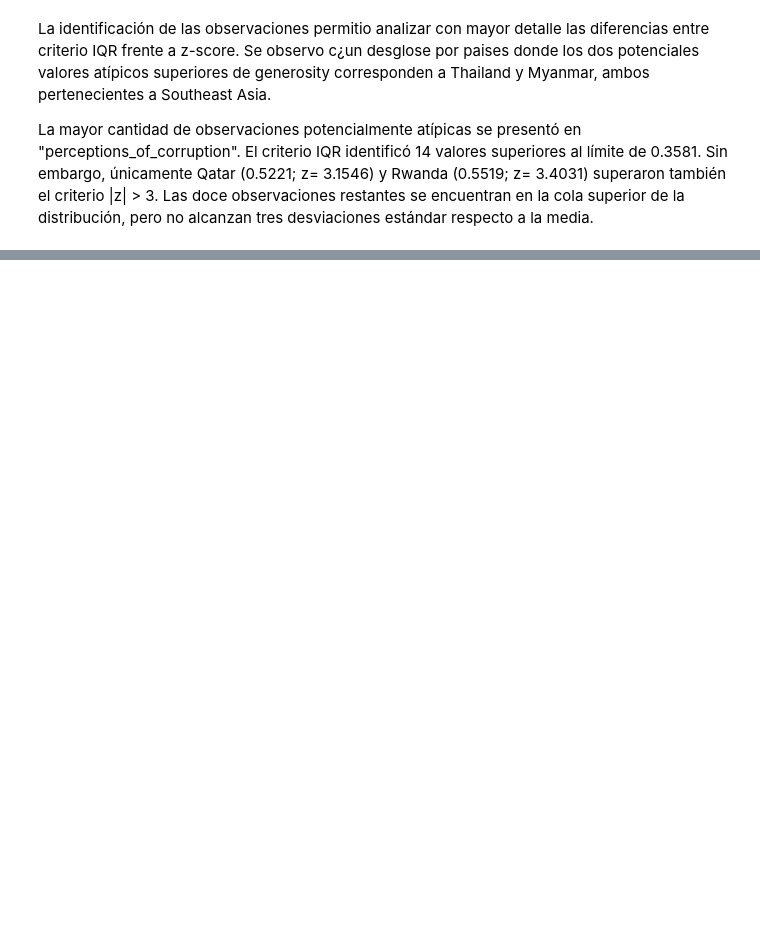
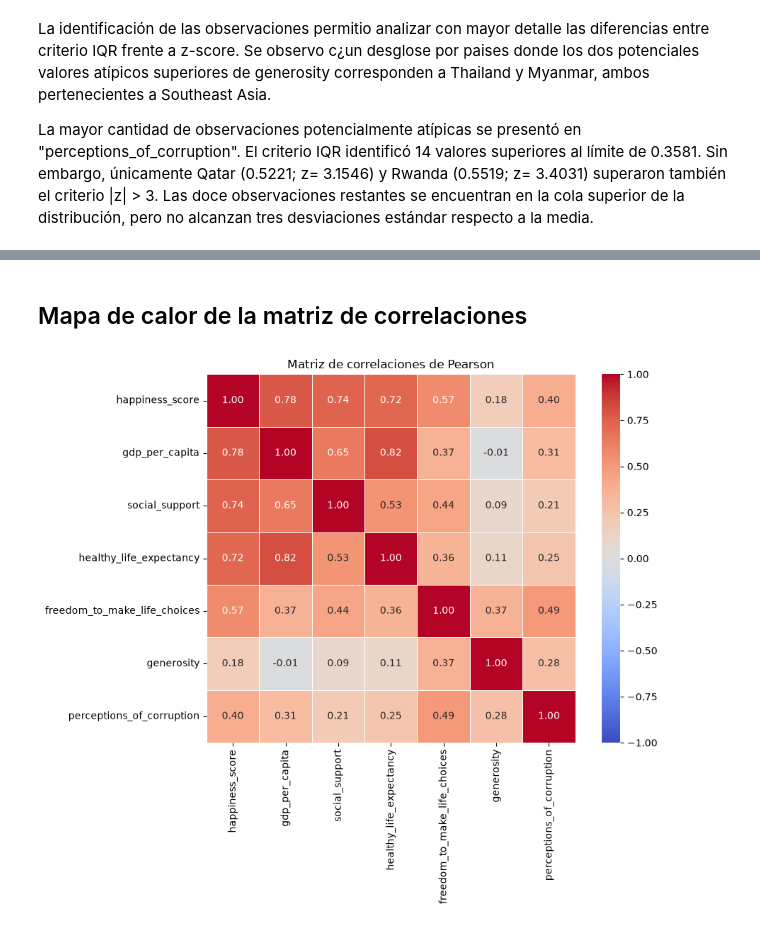
Before and after one commit to Edgarong17/Tareas_Omar, a Jupyter notebook: analisis_descriptivo/hapiness_report_analisis_descriptivo.ipynb, the cells around one changed output, grey strips where cells are left out. Cells and saved outputs as stored; diff of their text form; code cells hidden in the pictures; blank space fills up the shorter version.

```diff
--- a/analisis_descriptivo/hapiness_report_analisis_descriptivo.ipynb
+++ b/analisis_descriptivo/hapiness_report_analisis_descriptivo.ipynb
@@ -916,0 +955,4 @@ respecto a la media.
+# %%
+matriz_correlaciones = df[numeric_cols].corr(method="pearson")
+
+display(matriz_correlaciones.round(4))
@@ -916,0 +979,23 @@ respecto a la media.
+# %% [markdown]
+## Mapa de calor de la matriz de correlaciones
+# %%
+
+plt.figure(figsize=(10, 8))
+
+sns.heatmap(
+    matriz_correlaciones,
+    annot=True,
+    fmt=".2f",
+    cmap="coolwarm",
+    vmin=-1,
+    vmax=1,
+    center=0,
+    square=True,
+    linewidths=0.5
+)
+
+plt.title("Matriz de correlaciones de Pearson")
+plt.tight_layout()
+plt.show()
+# %% [output]
+[figure, added]
```
Also changed, not shown: parts of 22 cells of this notebook.
